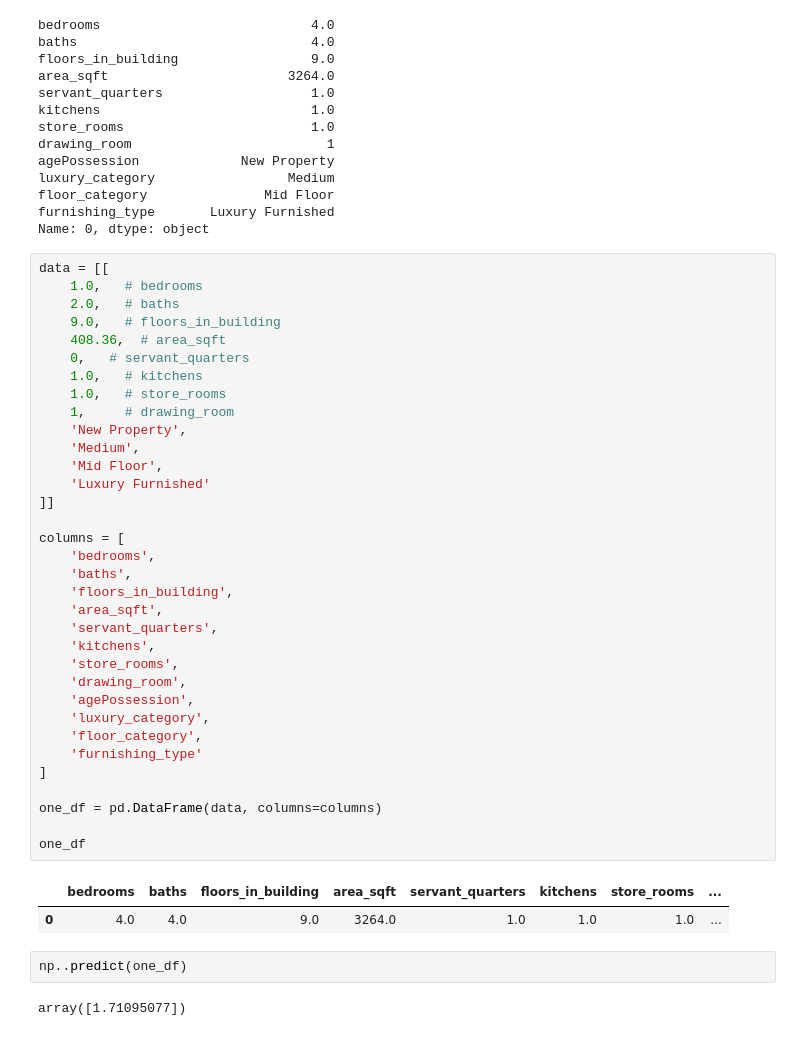
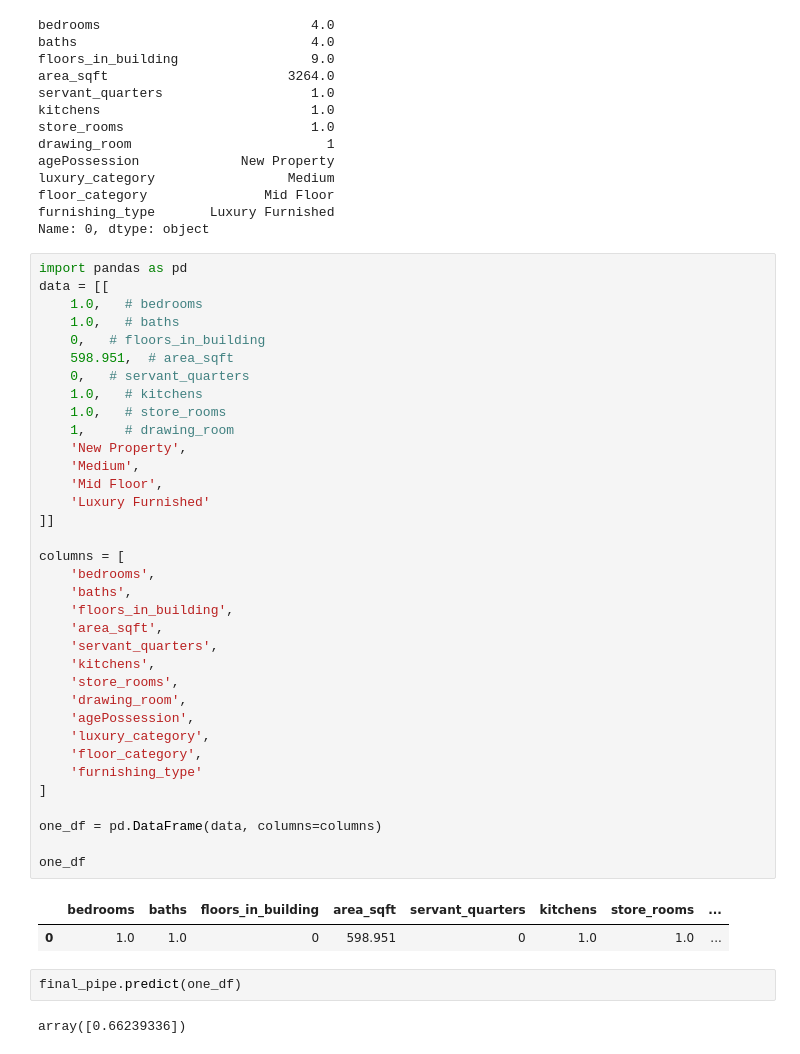
Before and after one commit to zeeshanAhmed2798/real-estate-ml-project, a Jupyter notebook: Data Cleaning/flats_model_selection.ipynb, the cells around one changed output. Saved outputs shown, nothing was run; the diff lists cells and outputs as text.

```diff
--- a/Data Cleaning/flats_model_selection.ipynb
+++ b/Data Cleaning/flats_model_selection.ipynb
@@ -801,43 +807,44 @@ floor_category               Mid Floor
 furnishing_type       Luxury Furnished
 Name: 0, dtype: object
 # %%
+import pandas as pd
 data = [[
     1.0,   # bedrooms
-    2.0,   # baths
-    9.0,   # floors_in_building
-    408.36,  # area_sqft
+    1.0,   # baths
+    0,   # floors_in_building
+    598.951,  # area_sqft
     0,   # servant_quarters
     1.0,   # kitchens
     1.0,   # store_rooms
     1,     # drawing_room
     'New Property',
     'Medium',
     'Mid Floor',
     'Luxury Furnished'
 ]]
 
 columns = [
     'bedrooms',
     'baths',
     'floors_in_building',
     'area_sqft',
     'servant_quarters',
     'kitchens',
     'store_rooms',
     'drawing_room',
     'agePossession',
     'luxury_category',
     'floor_category',
     'furnishing_type'
 ]
 
 one_df = pd.DataFrame(data, columns=columns)
 
 one_df
 # %% [output]
 |  | bedrooms | baths | floors_in_building | area_sqft | servant_quarters | kitchens | store_rooms | ... |
-| 0 | 4.0 | 4.0 | 9.0 | 3264.0 | 1.0 | 1.0 | 1.0 | ... |
+| 0 | 1.0 | 1.0 | 0 | 598.951 | 0 | 1.0 | 1.0 | ... |
-# %%
-np..predict(one_df)
-# %% [output]
-array([1.71095077])
+# %%
+final_pipe.predict(one_df)
+# %% [output]
+array([0.66239336])
```
Also changed, not shown: parts of 14 cells of this notebook, 6 other files.
